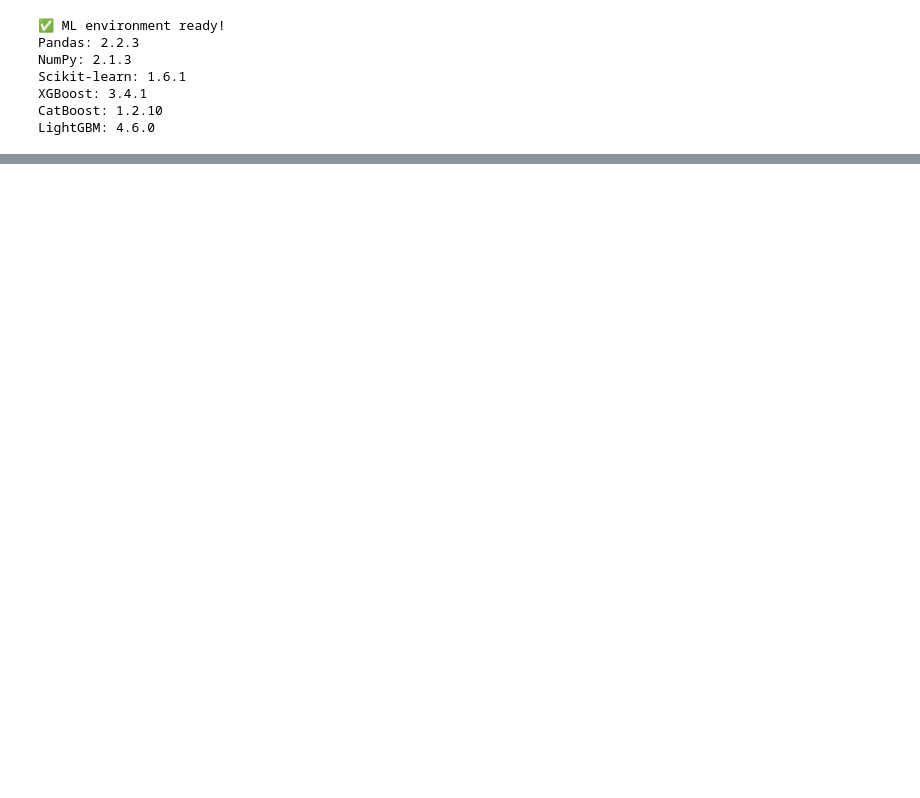
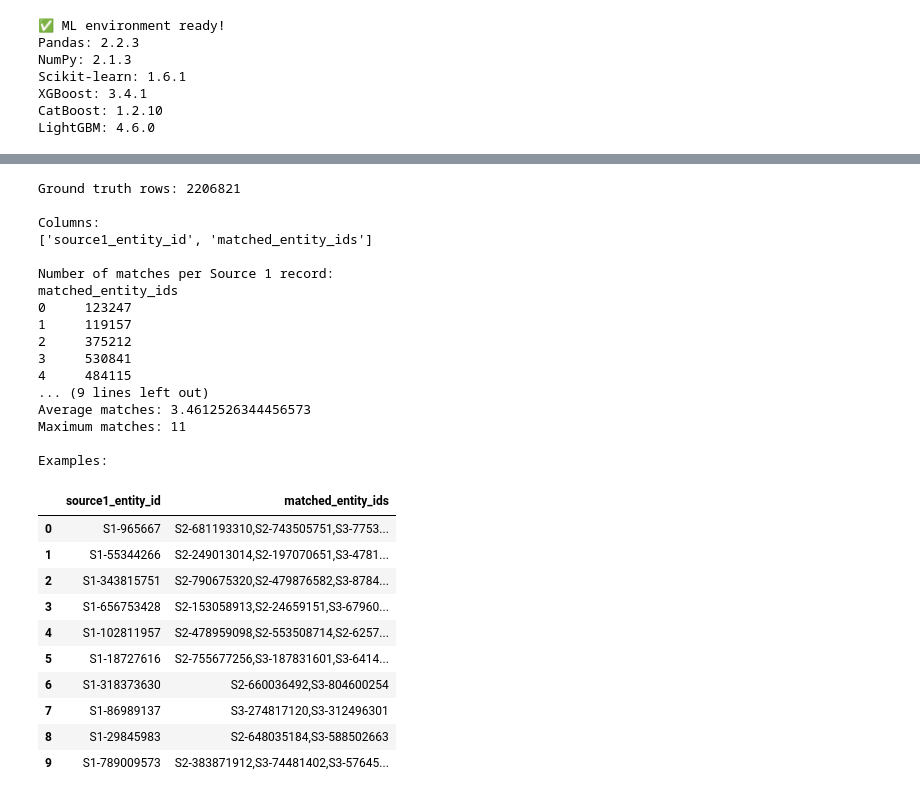
Before and after one commit to mhakashvarma/Amazon_ML_Challenge_2026, a Jupyter notebook: Amazon_ML_Challenge_2026.ipynb, the cells around one changed output, grey strips where cells are left out. Drawn from its saved outputs; the diff is of its cells as text; code cells hidden in the pictures; blank space fills up the shorter version.

```diff
--- a/Amazon_ML_Challenge_2026.ipynb
+++ b/Amazon_ML_Challenge_2026.ipynb
@@ -39,0 +308,55 @@ LightGBM: 4.6.0
+# %%
+# --------------------------------------------------
+# 3. Understand ground-truth matching structure
+# --------------------------------------------------
+
+gt_path = os.path.join(base, "train/train_ground_truth.tsv")
+
+gt = pd.read_csv(gt_path, sep="\t")
+
+print("Ground truth rows:", len(gt))
+print("\nColumns:")
+print(gt.columns.tolist())
+
+# Number of matched entities for each Source 1 record
+match_counts = gt["matched_entity_ids"].fillna("").apply(
+    lambda x: len([v for v in x.split(",") if v.strip()])
+)
+
+print("\nNumber of matches per Source 1 record:")
+print(match_counts.value_counts().sort_index())
+
+print("\nAverage matches:", match_counts.mean())
+print("Maximum matches:", match_counts.max())
+
+print("\nExamples:")
+display(gt.head(10))
+# %% [output]
+Ground truth rows: 2206821
+
+Columns:
+['source1_entity_id', 'matched_entity_ids']
+
+Number of matches per Source 1 record:
+matched_entity_ids
+0     123247
+1     119157
+2     375212
+3     530841
+4     484115
+... (9 lines left out)
+Average matches: 3.4612526344456573
+Maximum matches: 11
+
+Examples:
+|  | source1_entity_id | matched_entity_ids |
+| 0 | S1-965667 | S2-681193310,S2-743505751,S3-7753... |
+| 1 | S1-55344266 | S2-249013014,S2-197070651,S3-4781... |
+| 2 | S1-343815751 | S2-790675320,S2-479876582,S3-8784... |
+| 3 | S1-656753428 | S2-153058913,S2-24659151,S3-67960... |
+| 4 | S1-102811957 | S2-478959098,S2-553508714,S2-6257... |
+| 5 | S1-18727616 | S2-755677256,S3-187831601,S3-6414... |
+| 6 | S1-318373630 | S2-660036492,S3-804600254 |
+| 7 | S1-86989137 | S3-274817120,S3-312496301 |
+| 8 | S1-29845983 | S2-648035184,S3-588502663 |
+| 9 | S1-789009573 | S2-383871912,S3-74481402,S3-57645... |
```
Also changed, not shown: parts of 425 cells of this notebook, 4 other files.
